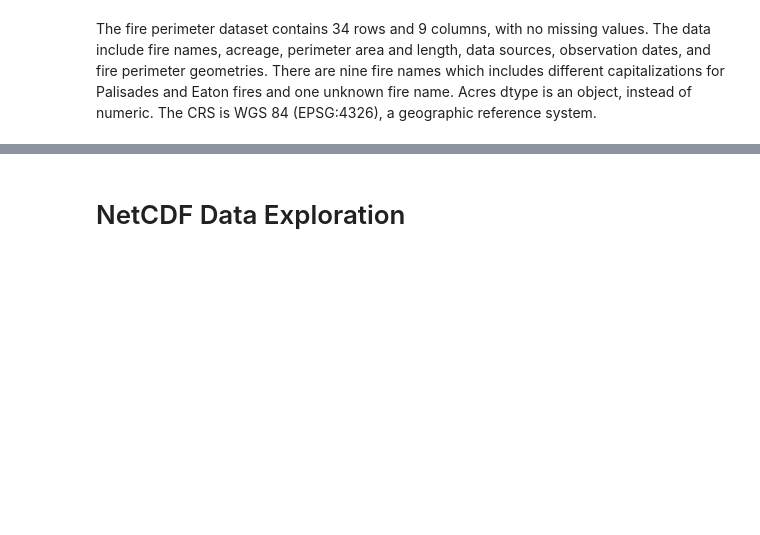
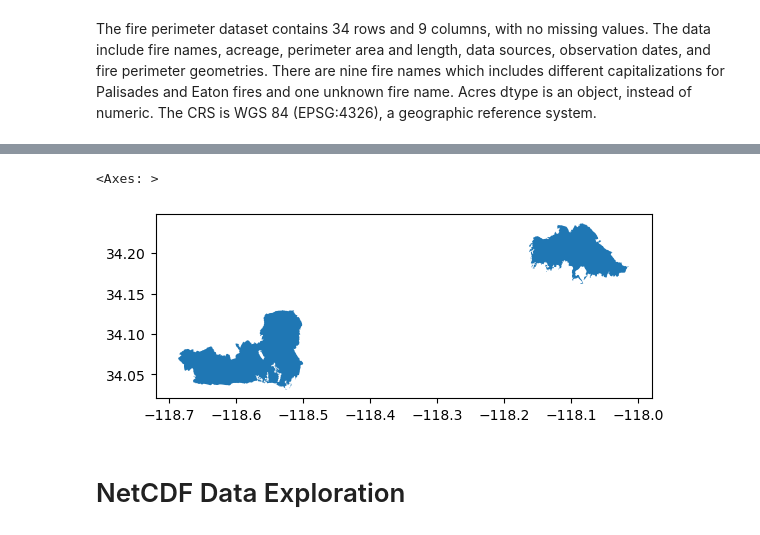
Before and after one commit to veronica-moran/eds220-hwk4, a Jupyter notebook: hwk4-task2-false-color-Moran.ipynb, the cells around one changed output, grey strips where cells are left out. Saved outputs shown, nothing was run; the diff lists cells and outputs as text; code cells hidden in the pictures; blank space fills up the shorter version.

```diff
--- a/hwk4-task2-false-color-Moran.ipynb
+++ b/hwk4-task2-false-color-Moran.ipynb
@@ -93,0 +115,13 @@ The fire perimeter dataset contains 34 rows and 9 columns, with no missing value
+# %%
+# Updating columns to lowercase and relace double underscore with single underscore
+perimeters.columns = perimeters.columns.str.lower().str.replace('__', '_')
+# %%
+# Filtering to palisades and eaton fires,sorting by newest date
+perimeters = perimeters[
+    perimeters['name'].isin(['palisades', 'eaton'])
+].sort_values('datetime', ascending = False)
+
+# Grouping by fire name, creating new dataframe with newest perimeter for each fire
+palisades_eaton = perimeters.groupby('name').head(1).reset_index(drop=True)
+
+palisades_eaton
@@ -94,3 +132,10 @@ The fire perimeter dataset contains 34 rows and 9 columns, with no missing value
+# %%
+# Plotting fire perimeters
+
+palisades_eaton.plot()
+# %% [output]
+<Axes: >
+[figure, added]
 # %% [markdown]
 # NetCDF Data Exploration
 # %%
```
Also changed, not shown: parts of 22 cells of this notebook.
